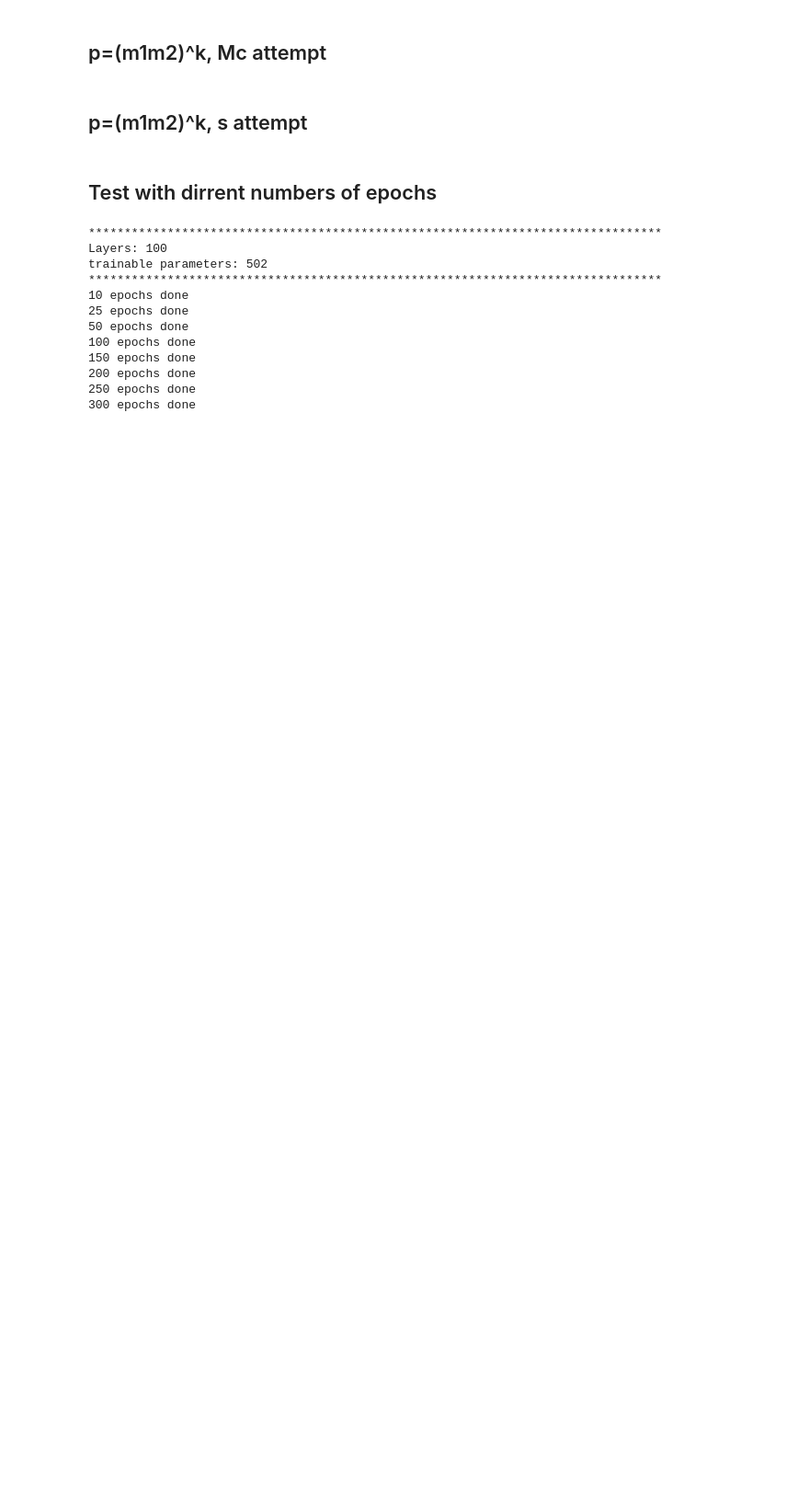
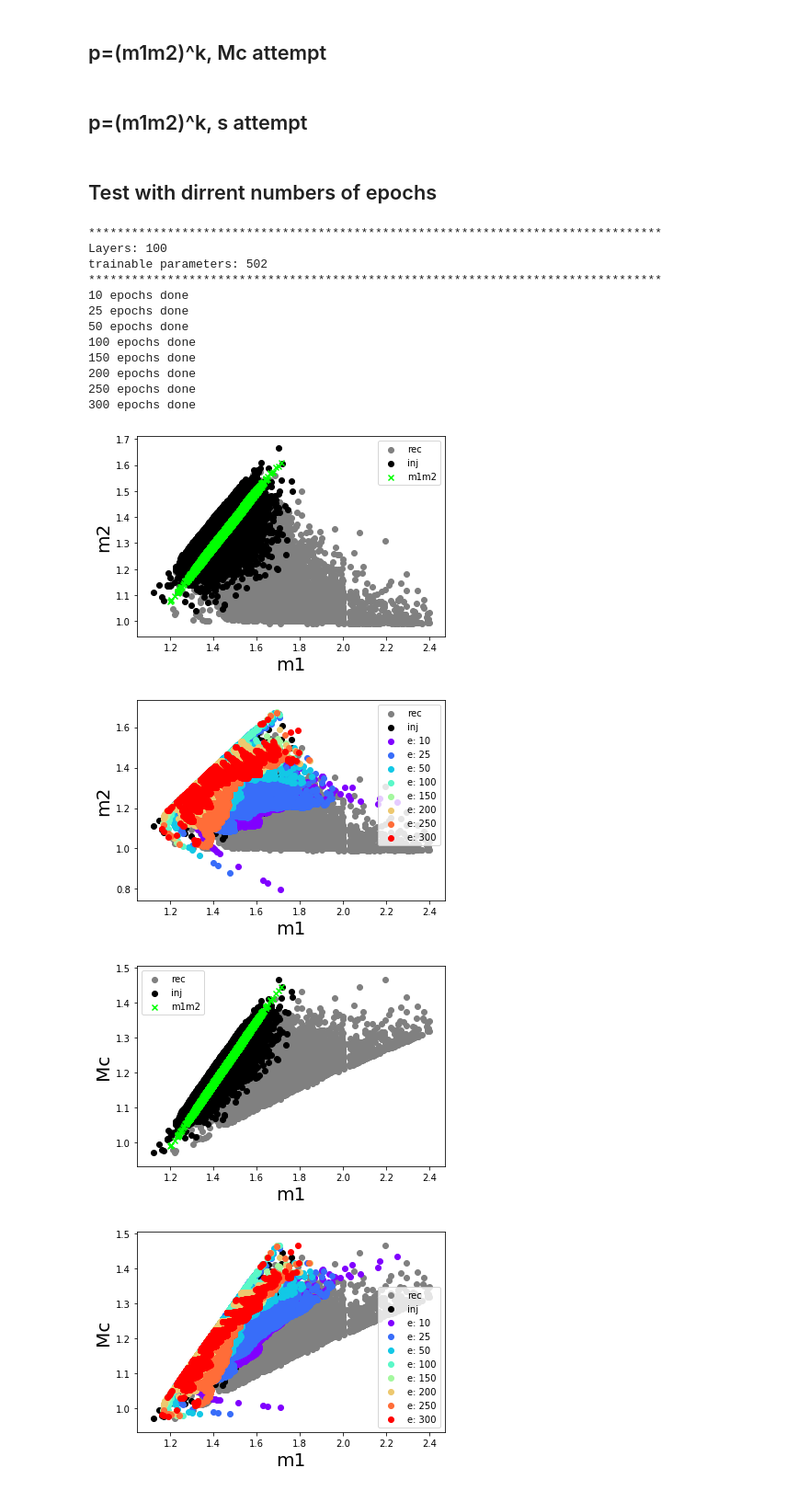
Before and after one commit to PhoenixBirdCreations/IPAM2021_ML, a Jupyter notebook: algo/NN_tf/NN_GSTLAL_epochs.ipynb, the cells around one changed output. Shown: that part at 92% size. Cells and saved outputs as stored; diff of their text form; code cells hidden in the pictures; blank space fills up the shorter version.

```diff
--- a/algo/NN_tf/NN_GSTLAL_epochs.ipynb
+++ b/algo/NN_tf/NN_GSTLAL_epochs.ipynb
@@ -940,3 +1146,15 @@ trainable parameters: 502
 200 epochs done
 250 epochs done
 300 epochs done
+# %%
+if show_multiepochs_pMc:
+    # use the epochs' dictionary for plotting stuff
+    PlotMultiEpochs(m1_rec_test, m2_rec_test, m1_inj_test, m2_inj_test, dict_m1m2, edict_pMc, \
+                   use_train_prediction=False, save_plots=save_plots, name='p'+str(pcoeff)+'Mc')
+    PlotMultiEpochs_errors(epochs_list, edict_pMc, dict_m1m2, epochs_m1m2, save_plots=save_plots,\
+                           name='p'+str(pcoeff)+'Mc')
+# %% [output]
+[figure, added]
+[figure, added]
+[figure, added]
+[figure, added]
```
Also changed, not shown: parts of 15 cells of this notebook.
